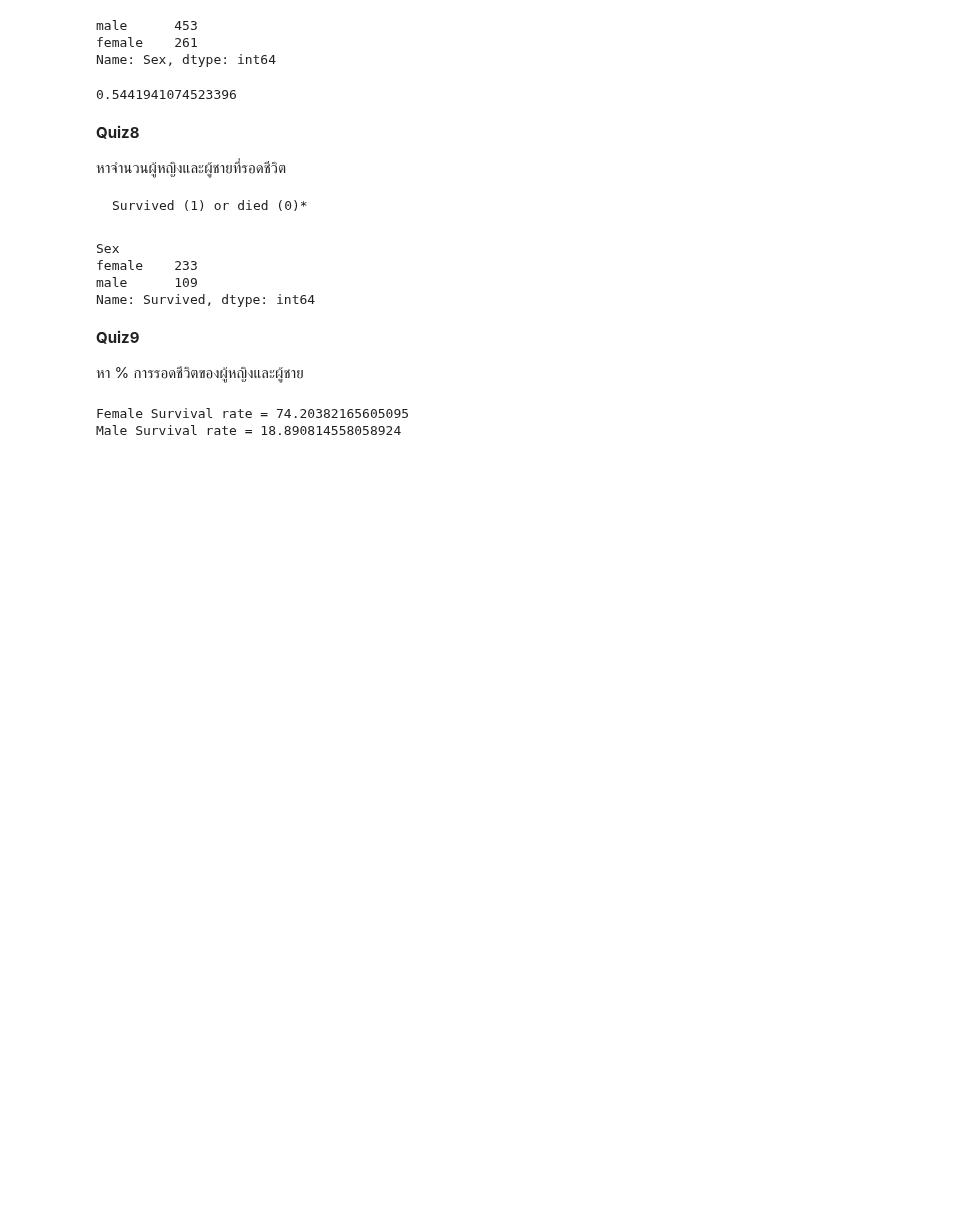
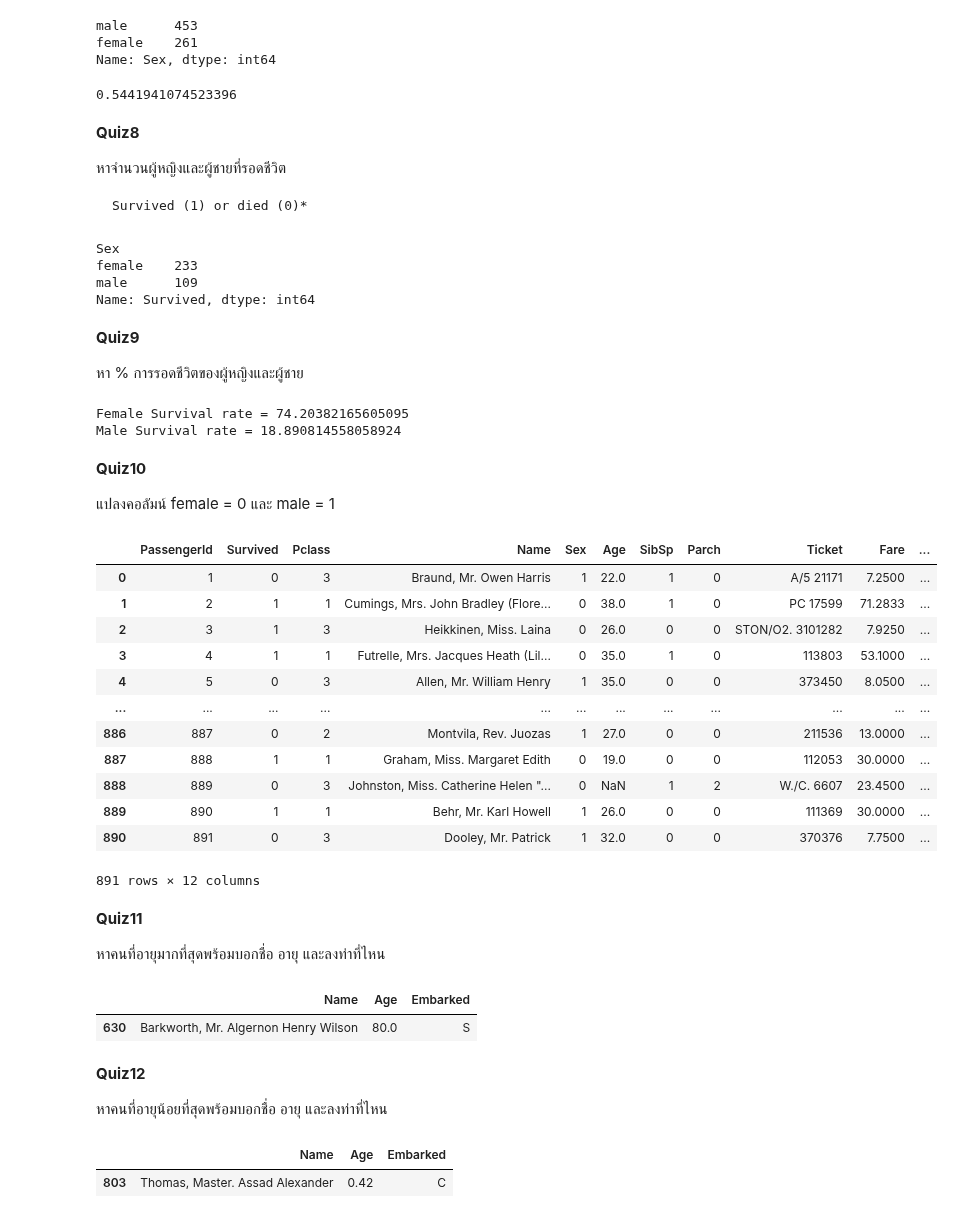
Before and after one commit to deen666/Homework_DataCamp2, a Jupyter notebook: Pandas/Pandas.ipynb, the cells around one changed output. Drawn from its saved outputs; the diff is of its cells as text; code cells hidden in the pictures; blank space fills up the shorter version.

Commit message:
Quiz1-19

```diff
--- a/Pandas/Pandas.ipynb
+++ b/Pandas/Pandas.ipynb
@@ -265,3 +265,49 @@ print('Male Survival rate =',SM/M*100)
 # %% [output]
 Female Survival rate = 74.20382165605095
 Male Survival rate = 18.890814558058924
+# %% [markdown]
+**Quiz10**
+
+แปลงคอลัมน์ female = 0 และ male = 1
+# %%
+#Run this cell first
+df = pd.read_csv('https://gist.githubusercontent.com/deen666/aaf734fe721ca1bf504d324bf76eef04/raw/8f990dffacaf13cff911a86d4bc944be3b0d0486/train.csv')   #Original Data Frame
+# %%
+#Quiz10
+df['Sex'].replace(['female','male'],[0,1], inplace=True)
+df
+# %% [output]
+|  | PassengerId | Survived | Pclass | Name | Sex | Age | SibSp | Parch | Ticket | Fare | ... |
+| 0 | 1 | 0 | 3 | Braund, Mr. Owen Harris | 1 | 22.0 | 1 | 0 | A/5 21171 | 7.2500 | ... |
+| 1 | 2 | 1 | 1 | Cumings, Mrs. John Bradley (Flore... | 0 | 38.0 | 1 | 0 | PC 17599 | 71.2833 | ... |
+| 2 | 3 | 1 | 3 | Heikkinen, Miss. Laina | 0 | 26.0 | 0 | 0 | STON/O2. 3101282 | 7.9250 | ... |
+| 3 | 4 | 1 | 1 | Futrelle, Mrs. Jacques Heath (Lil... | 0 | 35.0 | 1 | 0 | 113803 | 53.1000 | ... |
+| 4 | 5 | 0 | 3 | Allen, Mr. William Henry | 1 | 35.0 | 0 | 0 | 373450 | 8.0500 | ... |
+| ... | ... | ... | ... | ... | ... | ... | ... | ... | ... | ... | ... |
+| 886 | 887 | 0 | 2 | Montvila, Rev. Juozas | 1 | 27.0 | 0 | 0 | 211536 | 13.0000 | ... |
+| 887 | 888 | 1 | 1 | Graham, Miss. Margaret Edith | 0 | 19.0 | 0 | 0 | 112053 | 30.0000 | ... |
+| 888 | 889 | 0 | 3 | Johnston, Miss. Catherine Helen "... | 0 | NaN | 1 | 2 | W./C. 6607 | 23.4500 | ... |
+| 889 | 890 | 1 | 1 | Behr, Mr. Karl Howell | 1 | 26.0 | 0 | 0 | 111369 | 30.0000 | ... |
+| 890 | 891 | 0 | 3 | Dooley, Mr. Patrick | 1 | 32.0 | 0 | 0 | 370376 | 7.7500 | ... |
+891 rows × 12 columns
+# %% [markdown]
+**Quiz11**
+
+หาคนที่อายุมากที่สุดพร้อมบอกชื่อ อายุ และลงท่าที่ไหน
+# %%
+#Quiz11
+#df['Age'] == df['Age'].max()  find max of age in boolean
+df[df['Age'] == df['Age'].max()][['Name','Age','Embarked']]
+# %% [output]
+|  | Name | Age | Embarked |
+| 630 | Barkworth, Mr. Algernon Henry Wilson | 80.0 | S |
+# %% [markdown]
+**Quiz12**
+
+หาคนที่อายุน้อยที่สุดพร้อมบอกชื่อ อายุ และลงท่าที่ไหน
+# %%
+#Quiz12
+df[df['Age'] == df['Age'].min()][['Name','Age','Embarked']]
+# %% [output]
+|  | Name | Age | Embarked |
+| 803 | Thomas, Master. Assad Alexander | 0.42 | C |
```
Also changed, not shown: parts of 20 cells of this notebook.
